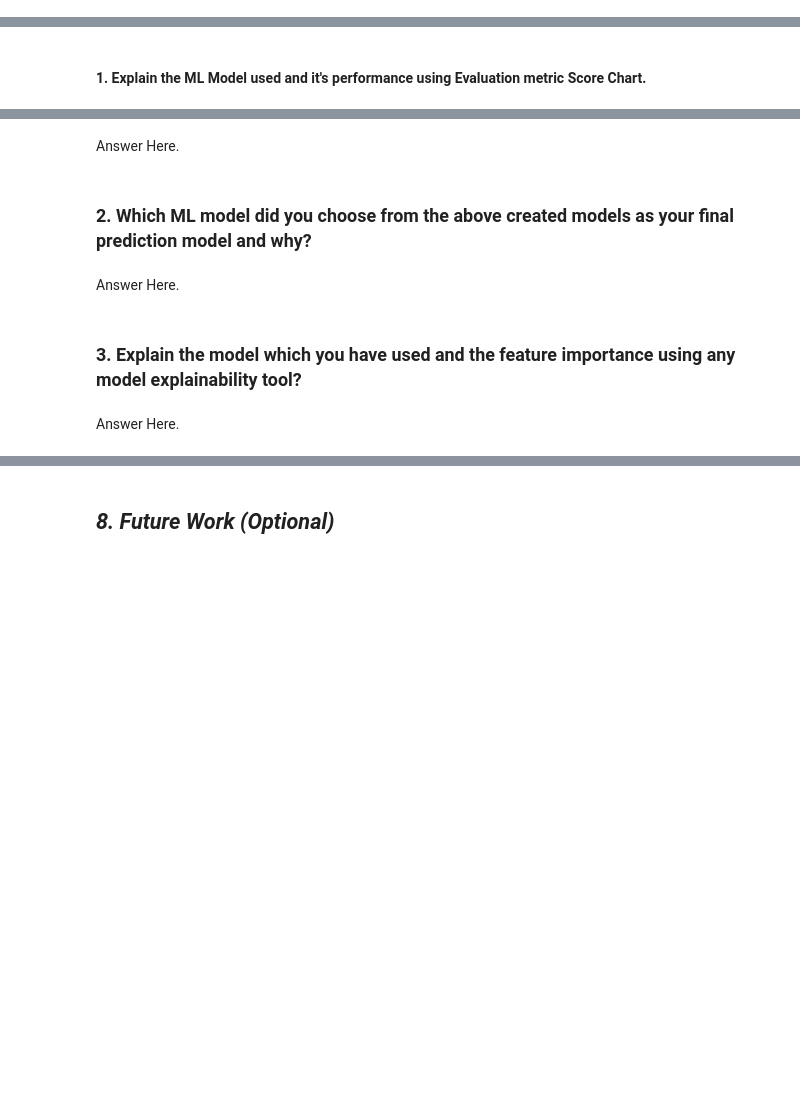
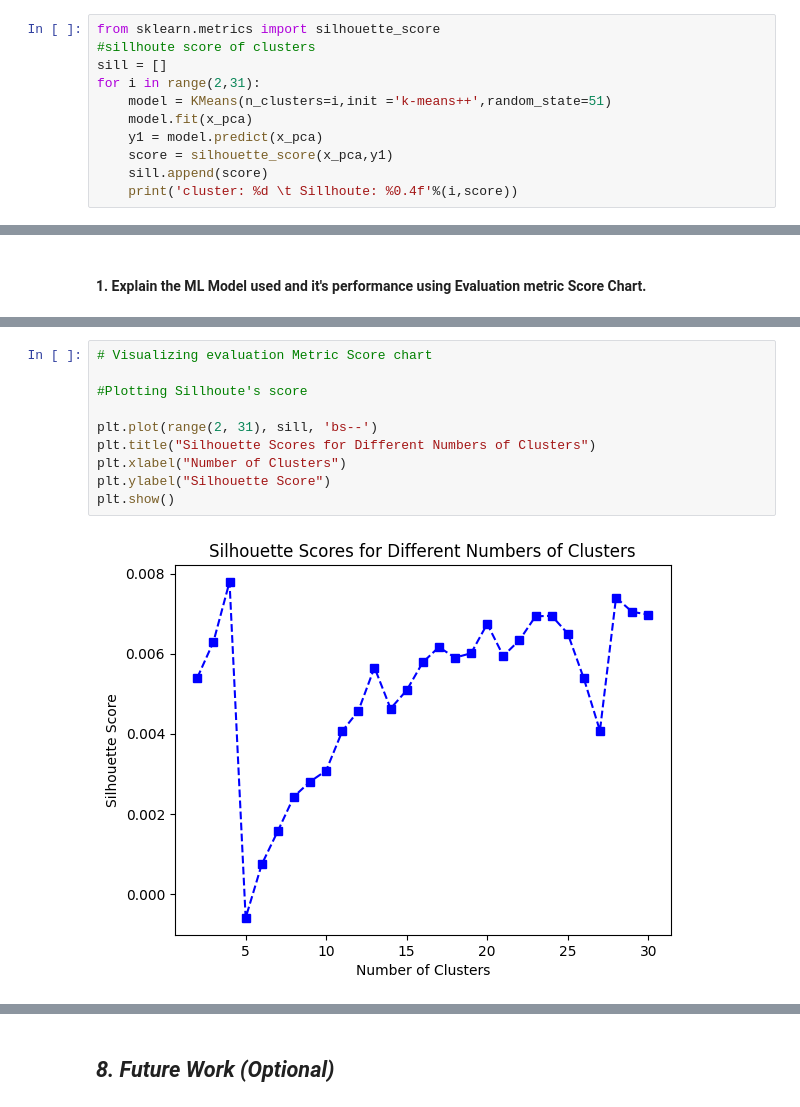
Before and after one commit to Mostaqul143/Netflix-Movies-And-TV-Shows-Clustering, a Jupyter notebook: Sample ML Submission Template.ipynb, the cells around one changed output, grey strips where cells are left out. Saved outputs shown, nothing was run; the diff lists cells and outputs as text; blank space fills up the shorter version.

```diff
--- a/Sample ML Submission Template.ipynb
+++ b/Sample ML Submission Template.ipynb
@@ -846,0 +869,11 @@ Answer Here.
+# %%
+from sklearn.metrics import silhouette_score
+#sillhoute score of clusters
+sill = []
+for i in range(2,31):
+    model = KMeans(n_clusters=i,init ='k-means++',random_state=51)
+    model.fit(x_pca)
+    y1 = model.predict(x_pca)
+    score = silhouette_score(x_pca,y1)
+    sill.append(score)
+    print('cluster: %d \t Sillhoute: %0.4f'%(i,score))
@@ -923,10 +900,12 @@ Answer Here.
-# %% [markdown]
-Answer Here.
-# %% [markdown]
-### 2. Which ML model did you choose from the above created models as your final prediction model and why?
-# %% [markdown]
-Answer Here.
-# %% [markdown]
-### 3. Explain the model which you have used and the feature importance using any model explainability tool?
-# %% [markdown]
-Answer Here.
+# %%
+# Visualizing evaluation Metric Score chart
+
+#Plotting Sillhoute's score
+
+plt.plot(range(2, 31), sill, 'bs--')
+plt.title("Silhouette Scores for Different Numbers of Clusters")
+plt.xlabel("Number of Clusters")
+plt.ylabel("Silhouette Score")
+plt.show()
+# %% [output]
+[figure, added]
```
Also changed, not shown: parts of 97 cells of this notebook.
